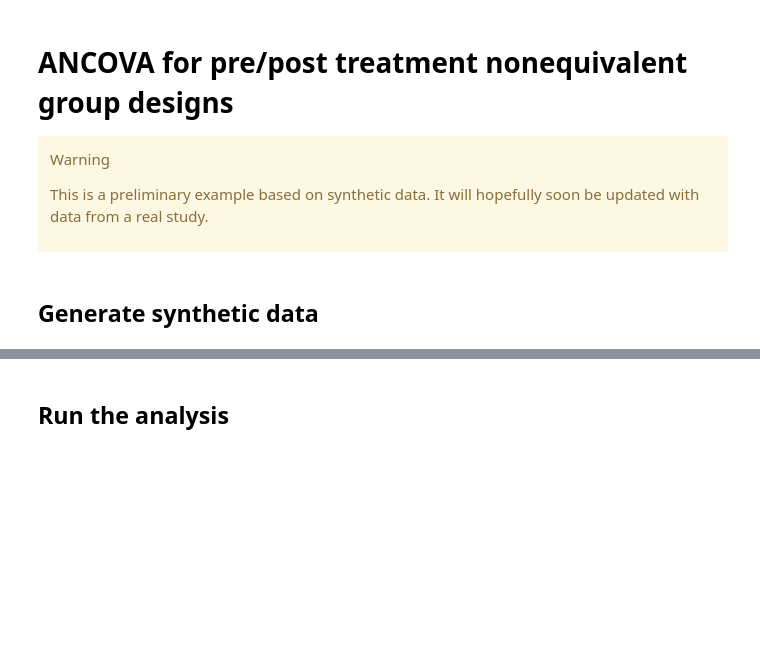
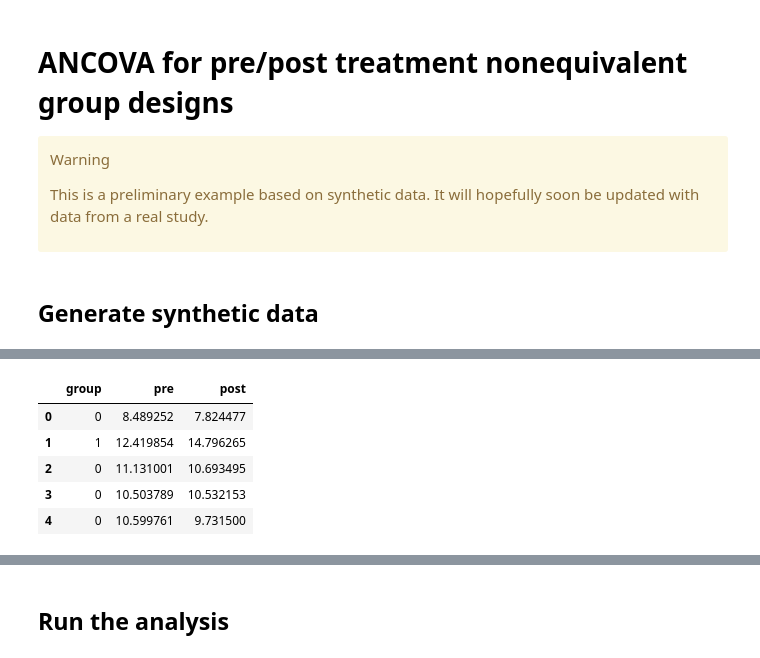
Before and after one commit to pymc-labs/CausalPy, a Jupyter notebook: docs/notebooks/ancova_pymc.ipynb, the cells around one changed output, grey strips where cells are left out. Drawn from its saved outputs; the diff is of its cells as text; code cells hidden in the pictures; blank space fills up the shorter version.

```diff
--- a/docs/notebooks/ancova_pymc.ipynb
+++ b/docs/notebooks/ancova_pymc.ipynb
@@ -46,0 +21,10 @@ sns.relplot(x="pre", y="post", hue="group", alpha=0.5, data=df)
+# %%
+df = cp.load_data("anova1")
+df.head()
+# %% [output]
+|  | group | pre | post |
+| 0 | 0 | 8.489252 | 7.824477 |
+| 1 | 1 | 12.419854 | 14.796265 |
+| 2 | 0 | 11.131001 | 10.693495 |
+| 3 | 0 | 10.503789 | 10.532153 |
+| 4 | 0 | 10.599761 | 9.731500 |
```
Also changed, not shown: parts of 9 cells of this notebook, 2 other files.
